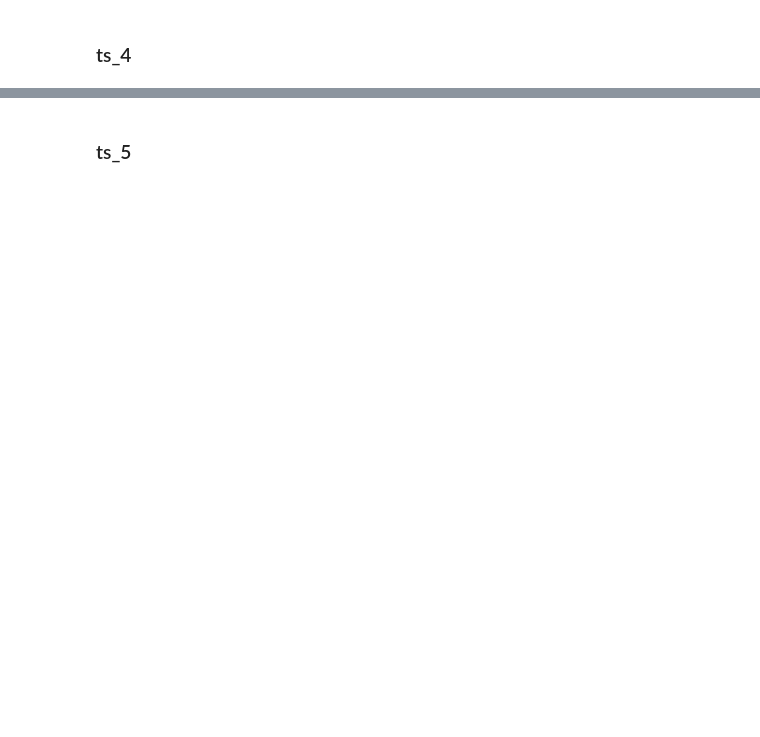
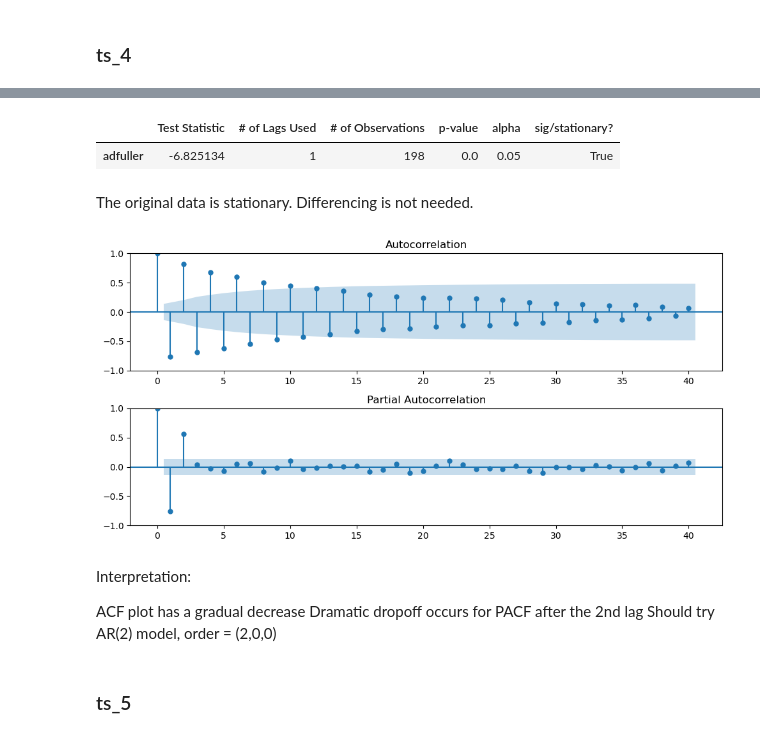
Before and after one commit to ruelanthonyb/MA--RA--ARMA-Models--Practice-, a Jupyter notebook: MA, RA, ARMA Models (Practice).ipynb, the cells around one changed output, grey strips where cells are left out. Drawn from its saved outputs; the diff is of its cells as text; code cells hidden in the pictures; blank space fills up the shorter version.

```diff
--- a/MA, RA, ARMA Models (Practice).ipynb
+++ b/MA, RA, ARMA Models (Practice).ipynb
@@ -243,3 +245,22 @@ ts_4.plot();
+# %%
+# Check for stationarity
+get_adfuller_results(ts_4)
+# %% [output]
+|  | Test Statistic | # of Lags Used | # of Observations | p-value | alpha | sig/stationary? |
+| adfuller | -6.825134 | 1 | 198 | 0.0 | 0.05 | True |
+# %% [markdown]
+The original data is stationary. Differencing is not needed.
+# %%
+# View the ACF and PACF plots of the stationary data to infer potential model type and orders
+plot_acf_pacf(ts_4);
+# %% [output]
+[figure, added]
+# %% [markdown]
+Interpretation:
+
+ACF plot has a gradual decrease
+Dramatic dropoff occurs for PACF after the 2nd lag
+Should try AR(2) model, order = (2,0,0)
 # %% [markdown]
 ### ts_5
 # %%
```
Also changed, not shown: parts of 19 cells of this notebook.
